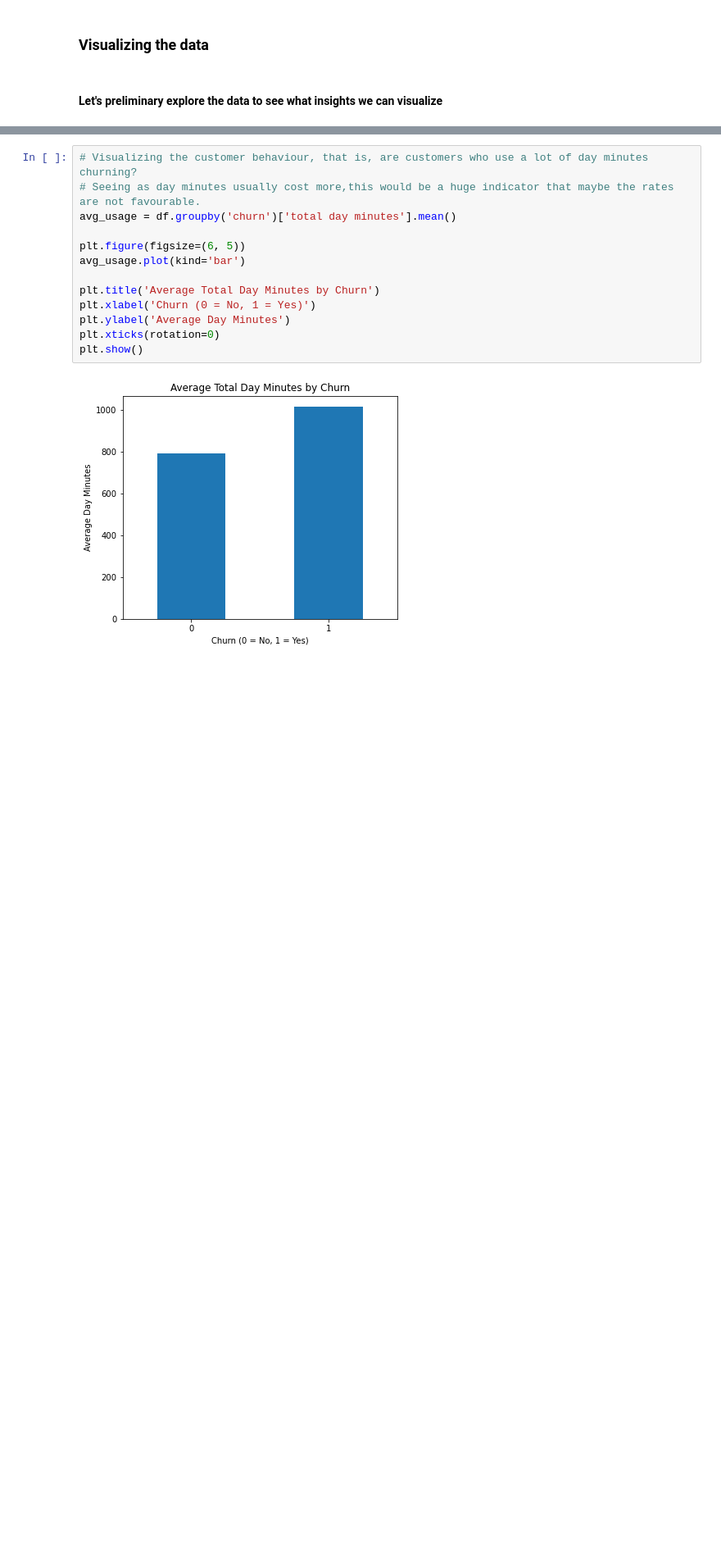
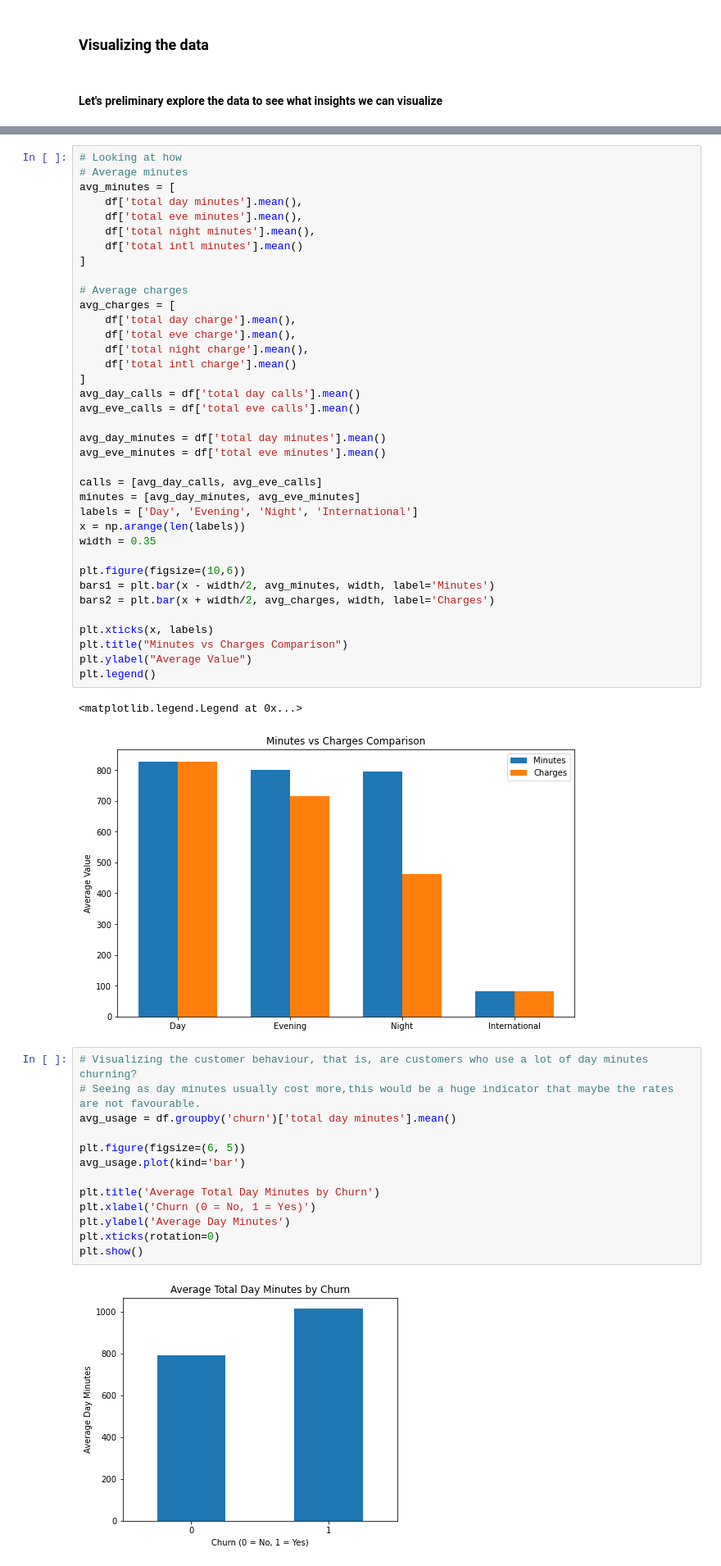
Before and after one commit to Gitungo/DSF_Project3, a Jupyter notebook: Project_Phase3.ipynb, the cells around one changed output, grey strips where cells are left out. Shown at 82% size. Drawn from its saved outputs; the diff is of its cells as text; blank space fills up the shorter version.

```diff
--- a/Project_Phase3.ipynb
+++ b/Project_Phase3.ipynb
@@ -137,3 +155,43 @@ sns.boxplot(x=df['churn'], y=df['customer service calls'])
+# %%
+# Looking at how
+# Average minutes
+avg_minutes = [
+    df['total day minutes'].mean(),
+    df['total eve minutes'].mean(),
+    df['total night minutes'].mean(),
+    df['total intl minutes'].mean()
+]
+
+# Average charges
+avg_charges = [
+    df['total day charge'].mean(),
+    df['total eve charge'].mean(),
+    df['total night charge'].mean(),
+    df['total intl charge'].mean()
+]
+avg_day_calls = df['total day calls'].mean()
+avg_eve_calls = df['total eve calls'].mean()
+
+avg_day_minutes = df['total day minutes'].mean()
+avg_eve_minutes = df['total eve minutes'].mean()
+
+calls = [avg_day_calls, avg_eve_calls]
+minutes = [avg_day_minutes, avg_eve_minutes]
+labels = ['Day', 'Evening', 'Night', 'International']
+x = np.arange(len(labels))
+width = 0.35
+
+plt.figure(figsize=(10,6))
+bars1 = plt.bar(x - width/2, avg_minutes, width, label='Minutes')
+bars2 = plt.bar(x + width/2, avg_charges, width, label='Charges')
+
+plt.xticks(x, labels)
+plt.title("Minutes vs Charges Comparison")
+plt.ylabel("Average Value")
+plt.legend()
+# %% [output]
+<matplotlib.legend.Legend at 0x...>
+[figure, added]
 # %%
 # Visualizing the customer behaviour, that is, are customers who use a lot of day minutes churning?
 # Seeing as day minutes usually cost more,this would be a huge indicator that maybe the rates are not favourable.
```
Also changed, not shown: parts of 22 cells of this notebook.
